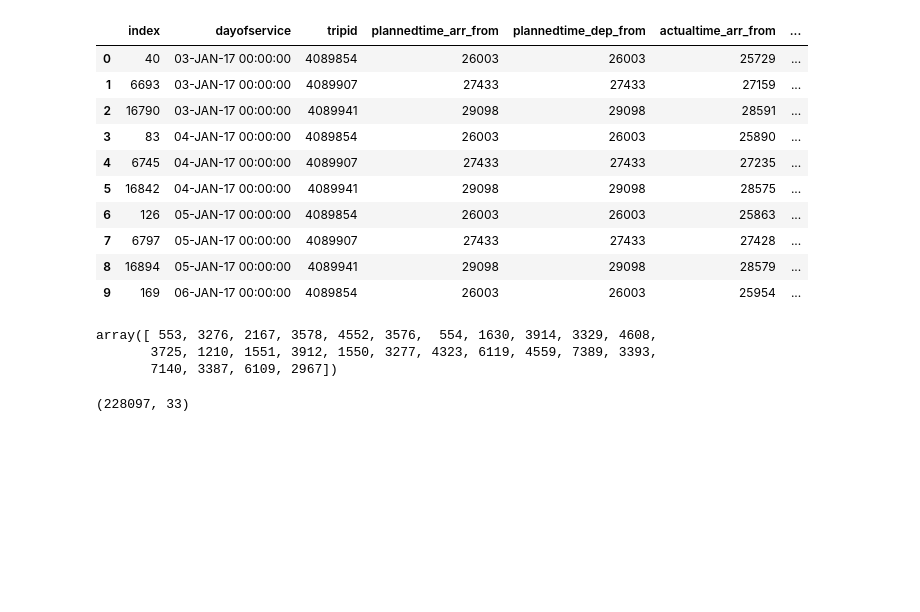
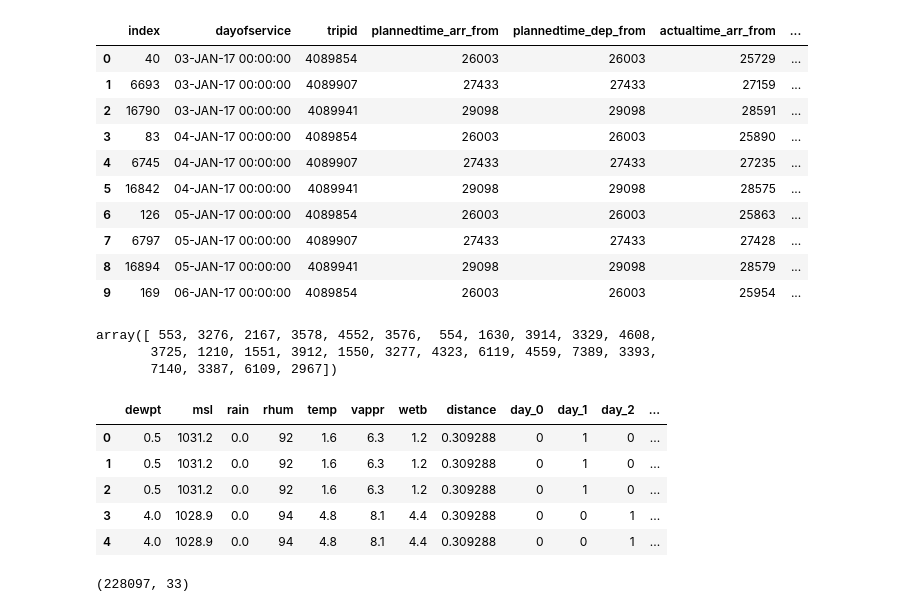
Before and after one commit to Manjunathsk92/dublinbikesanalysis, a Jupyter notebook: notebooks/ANN on clusters.ipynb, the cells around one changed output. Drawn from its saved outputs; the diff is of its cells as text; code cells hidden in the pictures; blank space fills up the shorter version.

```diff
--- a/notebooks/ANN on clusters.ipynb
+++ b/notebooks/ANN on clusters.ipynb
@@ -85,6 +99,15 @@ fromstop_dummies=pd.get_dummies(df_cluster.fromstop, prefix='fromstop')
 tostop_dummies=pd.get_dummies(df_cluster.tostop, prefix='tostop')
 # %%
 df=pd.concat([df, day_dummies, hour_dummies], axis=1)
+# %%
+df.head()
+# %% [output]
+|  | dewpt | msl | rain | rhum | temp | vappr | wetb | distance | day_0 | day_1 | day_2 | ... |
+| 0 | 0.5 | 1031.2 | 0.0 | 92 | 1.6 | 6.3 | 1.2 | 0.309288 | 0 | 1 | 0 | ... |
+| 1 | 0.5 | 1031.2 | 0.0 | 92 | 1.6 | 6.3 | 1.2 | 0.309288 | 0 | 1 | 0 | ... |
+| 2 | 0.5 | 1031.2 | 0.0 | 92 | 1.6 | 6.3 | 1.2 | 0.309288 | 0 | 1 | 0 | ... |
+| 3 | 4.0 | 1028.9 | 0.0 | 94 | 4.8 | 8.1 | 4.4 | 0.309288 | 0 | 0 | 1 | ... |
+| 4 | 4.0 | 1028.9 | 0.0 | 94 | 4.8 | 8.1 | 4.4 | 0.309288 | 0 | 0 | 1 | ... |
 # %%
 df.shape
 # %% [output]
```
Also changed, not shown: parts of 24 cells of this notebook, 12 other files.
